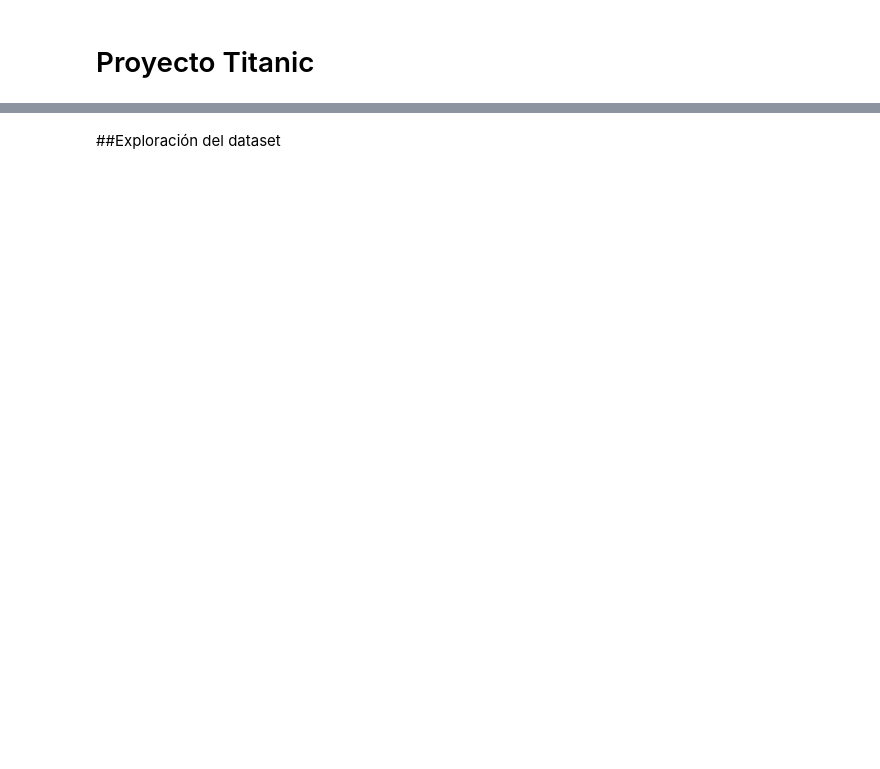
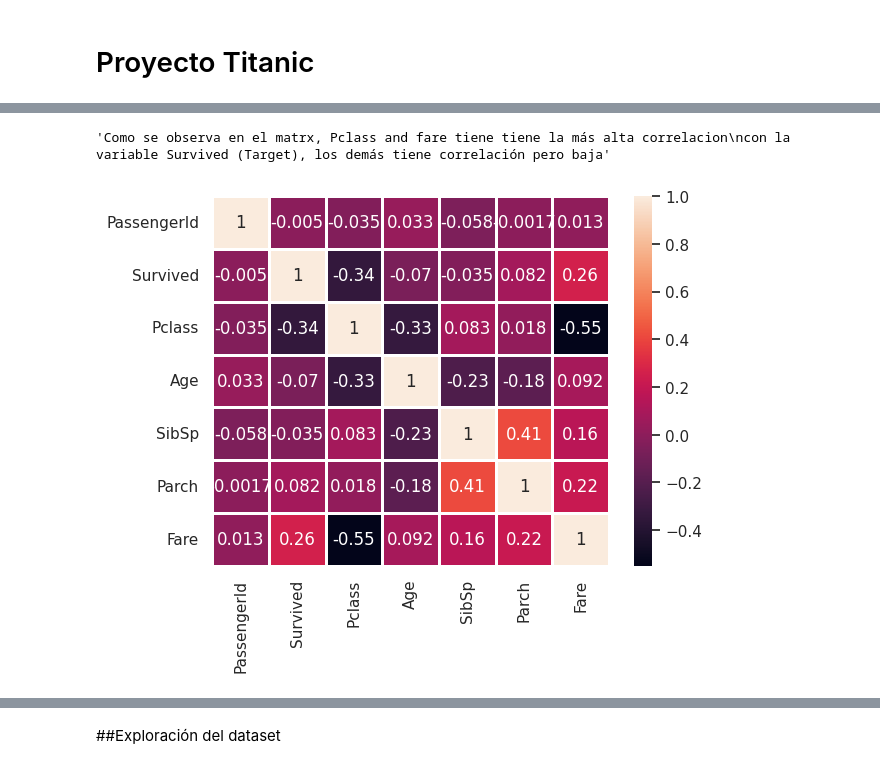
Before and after one commit to ECV21/data-science-portafolio, a Jupyter notebook: El_proyecto_"Titanic's_Sinking"_en_Kaggle.ipynb, the cells around one changed output, grey strips where cells are left out. Saved outputs shown, nothing was run; the diff lists cells and outputs as text; code cells hidden in the pictures; blank space fills up the shorter version.

```diff
--- a/El_proyecto_"Titanic's_Sinking"_en_Kaggle.ipynb
+++ b/El_proyecto_"Titanic's_Sinking"_en_Kaggle.ipynb
@@ -52,0 +225,9 @@ from sklearn.metrics import roc_auc_score
+# %%
+#Ver la correlación que hay entre las variables, esto para selccionar varibales
+# predictoras y vraibles target
+sns.heatmap(data.corr(),annot=True,linewidths=1)
+"""Como se observa en el matrx, Pclass and fare tiene tiene la más alta correlacion
+con la variable Survived (Target), los demás tiene correlación pero baja"""
+# %% [output]
+'Como se observa en el matrx, Pclass and fare tiene tiene la más alta correlacion\ncon la variable Survived (Target), los demás tiene correlación pero baja'
+[figure, added]
```
Also changed, not shown: parts of 45 cells of this notebook.
